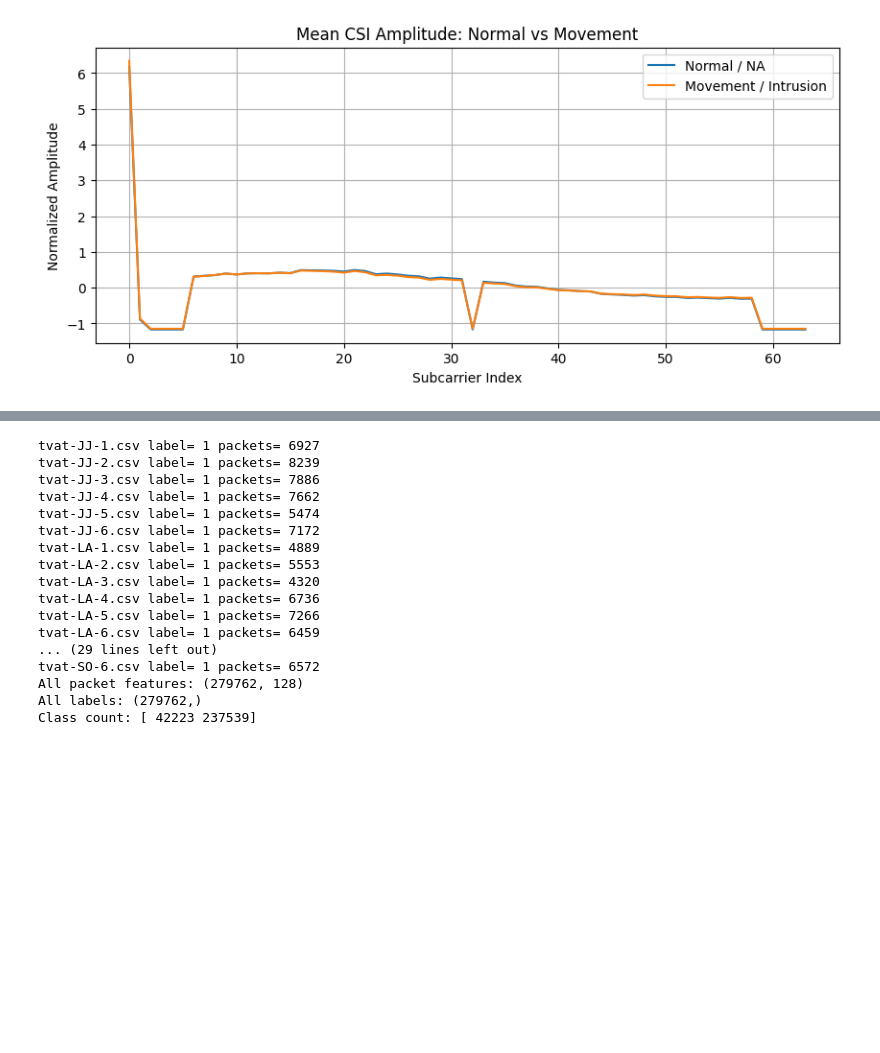
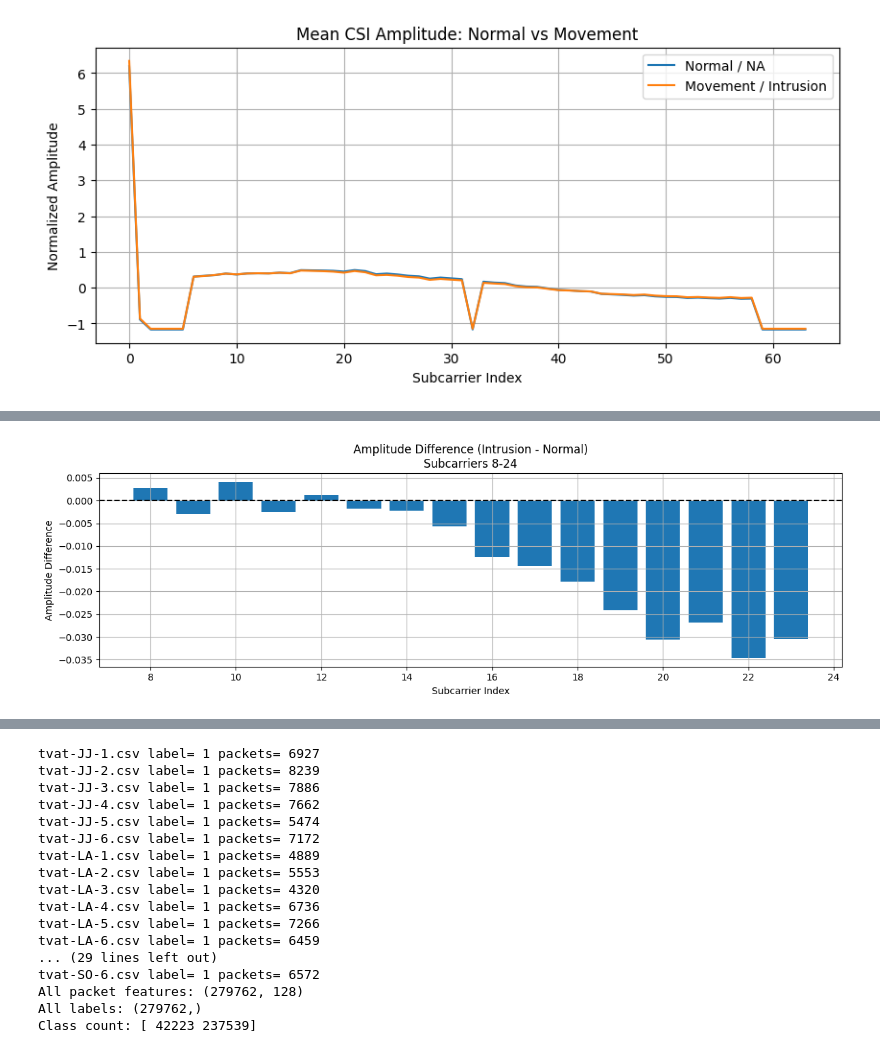
Before and after one commit to lineartimevariant/Intrusion-Detection-with-CSI, a Jupyter notebook: Notebook/Train and test.ipynb, the cells around one changed output, grey strips where cells are left out. Cells and saved outputs as stored; diff of their text form; code cells hidden in the pictures; blank space fills up the shorter version.

```diff
--- a/Notebook/Train and test.ipynb
+++ b/Notebook/Train and test.ipynb
@@ -260,0 +301,34 @@ plt.show()
+# %%
+start_sc = 8
+end_sc = 24
+
+normal_mean = np.mean(empty_amp_all, axis=0)
+intrusion_mean = np.mean(intrusion_amp_all, axis=0)
+
+difference = intrusion_mean - normal_mean
+
+plt.figure(figsize=(12,4))
+
+plt.bar(
+    range(start_sc, end_sc),
+    difference[start_sc:end_sc]
+)
+
+plt.axhline(
+    y=0,
+    color='black',
+    linestyle='--'
+)
+
+plt.title(
+    f"Amplitude Difference (Intrusion - Normal)\nSubcarriers {start_sc}-{end_sc}"
+)
+
+plt.xlabel("Subcarrier Index")
+plt.ylabel("Amplitude Difference")
+
+plt.grid(True)
+plt.tight_layout()
+plt.show()
+# %% [output]
+[figure, added]
```
Also changed, not shown: parts of 23 cells of this notebook.
